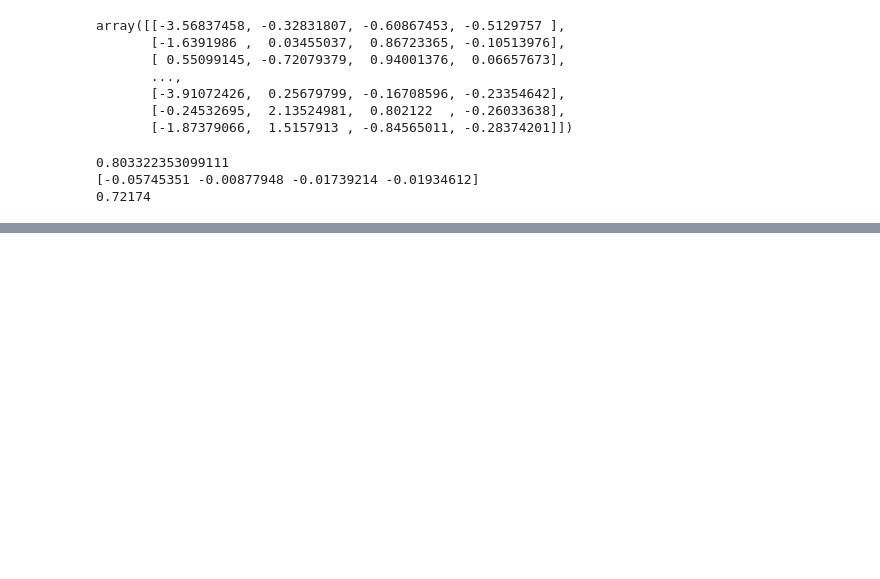
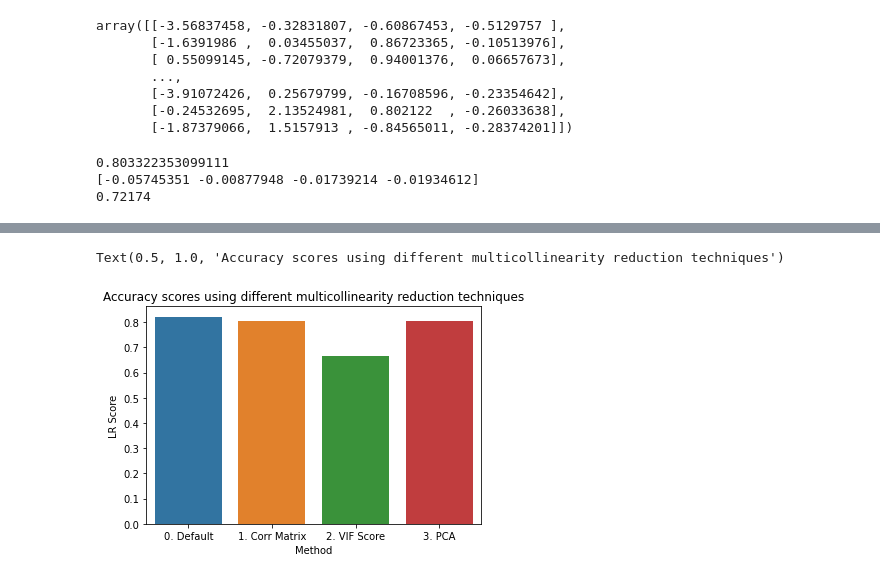
Before and after one commit to sathishkumar118/practice-ml, a Jupyter notebook: code/main.ipynb, the cells around one changed output, grey strips where cells are left out. Drawn from its saved outputs; the diff is of its cells as text; code cells hidden in the pictures; blank space fills up the shorter version.

```diff
--- a/code/main.ipynb
+++ b/code/main.ipynb
@@ -155,6 +180,7 @@ removing column 'University_Rating' with VIF score : 11.840109675862541
 X = df[df_new_features]
 y = df.Chance_of_Admit
 reg = LinearRegression().fit(X, y)
+df_acc_scores = df_acc_scores.append({'Method' : '2. VIF Score', 'LR Score' : reg.score(X, y)},ignore_index=True)
 print(reg.score(X, y))
 print(reg.coef_)
 print(reg.intercept_)
@@ -209,6 +235,7 @@ array([[-3.56837458, -0.32831807, -0.60867453, -0.5129757 ],
 X = principal_components
 y = df.Chance_of_Admit
 reg = LinearRegression().fit(X, y)
+df_acc_scores = df_acc_scores.append({'Method' : '3. PCA', 'LR Score' : reg.score(X, y)},ignore_index=True)
 print(reg.score(X, y))
 print(reg.coef_)
 print(reg.intercept_)
@@ -218,0 +254,6 @@ print(reg.intercept_)
+# %%
+sns.barplot(data = df_acc_scores, x = 'Method', y = 'LR Score')
+plt.title('Accuracy scores using different multicollinearity reduction techniques')
+# %% [output]
+Text(0.5, 1.0, 'Accuracy scores using different multicollinearity reduction techniques')
+[figure, added]
```
Also changed, not shown: parts of 7 cells of this notebook.
